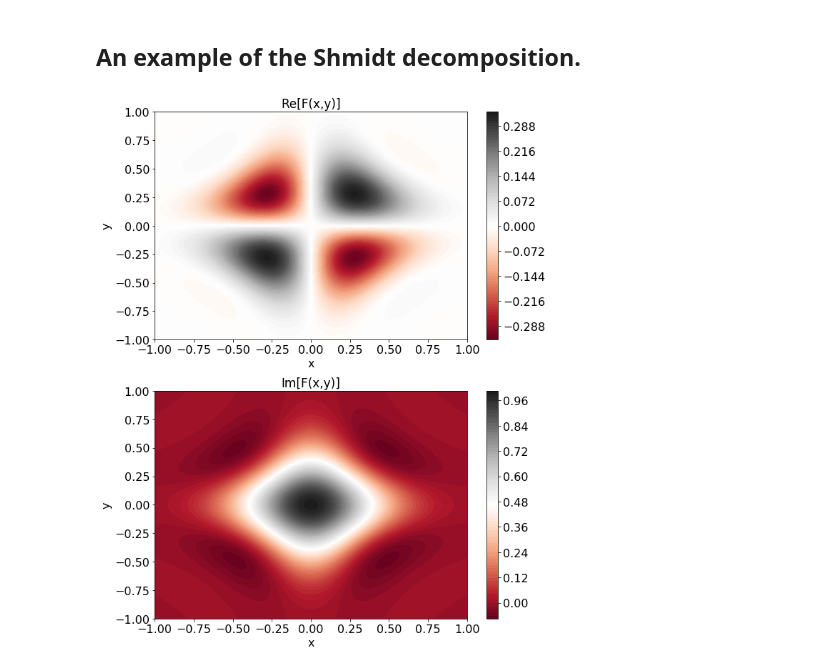
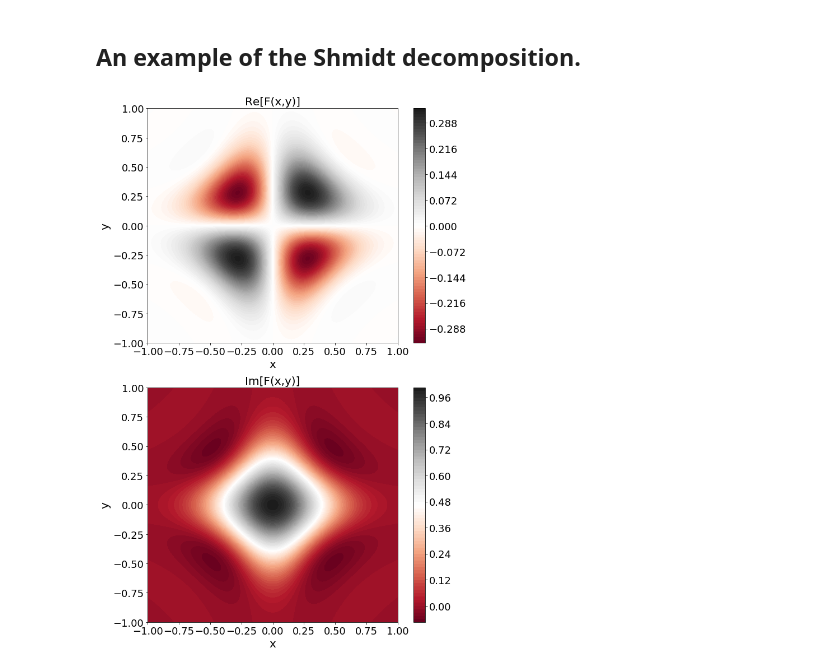
Before and after one commit to matthewR1993/shmidt_decompose, a Jupyter notebook: example.ipynb, the cells around one changed output. Drawn from its saved outputs; the diff is of its cells as text; code cells hidden in the pictures.

```diff
--- a/example.ipynb
+++ b/example.ipynb
@@ -10,40 +10,40 @@ from shmidt import shmidt_decomp
 # %%
 
 def f(x, y):
     return np.exp(-(x**2 + y**2)/0.2) * (np.sin(x*y/0.1) + 1j * np.cos(x*y/0.1))
 
 grd = 100
 x = np.linspace(-1, 1, grd)
 y = np.linspace(-1, 1, grd)
 
 X, Y = np.meshgrid(x, y)
 F = f(X, Y)
 
 
-fig = plt.figure(figsize=(9, 11))
+fig = plt.figure(figsize=(9.4, 14))
 plt.subplot(211)
 plt.contourf(X, Y, np.real(F), 100, cmap='RdGy')
-plt.title('Re[F(x,y)]', fontsize=17)
+plt.title('Re[F(x,y)]', fontsize=20)
 cbar = plt.colorbar()
-cbar.ax.tick_params(labelsize=16)
-plt.xlabel('x', fontsize=16)
-plt.ylabel('y', fontsize=16)
-plt.xticks(fontsize=16)
-plt.yticks(fontsize=16)
+cbar.ax.tick_params(labelsize=18)
+plt.xlabel('x', fontsize=20)
+plt.ylabel('y', fontsize=20)
+plt.xticks(fontsize=18)
+plt.yticks(fontsize=18)
 plt.subplot(212)
 plt.contourf(X, Y, np.imag(F), 100, cmap='RdGy')
-plt.title('Im[F(x,y)]', fontsize=17)
+plt.title('Im[F(x,y)]', fontsize=20)
 cbar = plt.colorbar()
-cbar.ax.tick_params(labelsize=16)
-plt.xlabel('x', fontsize=16)
-plt.ylabel('y', fontsize=16)
-plt.xticks(fontsize=16)
-plt.yticks(fontsize=16)
+cbar.ax.tick_params(labelsize=18)
+plt.xlabel('x', fontsize=20)
+plt.ylabel('y', fontsize=20)
+plt.xticks(fontsize=18)
+plt.yticks(fontsize=18)
 plt.tight_layout()
-# plt.savefig('files/func.png', dpi=200, box_inches='tight')
+plt.savefig('files/func.png', dpi=90, box_inches='tight')
 plt.show()
 # %% [output]
-[figure, old version]
+[figure, new version]
 # %%
 # Decomposition.
 modes1, modes2, eigvals, phases = shmidt_decomp(F, modes_num=40)
```
Also changed, not shown: parts of 2 cells of this notebook.
